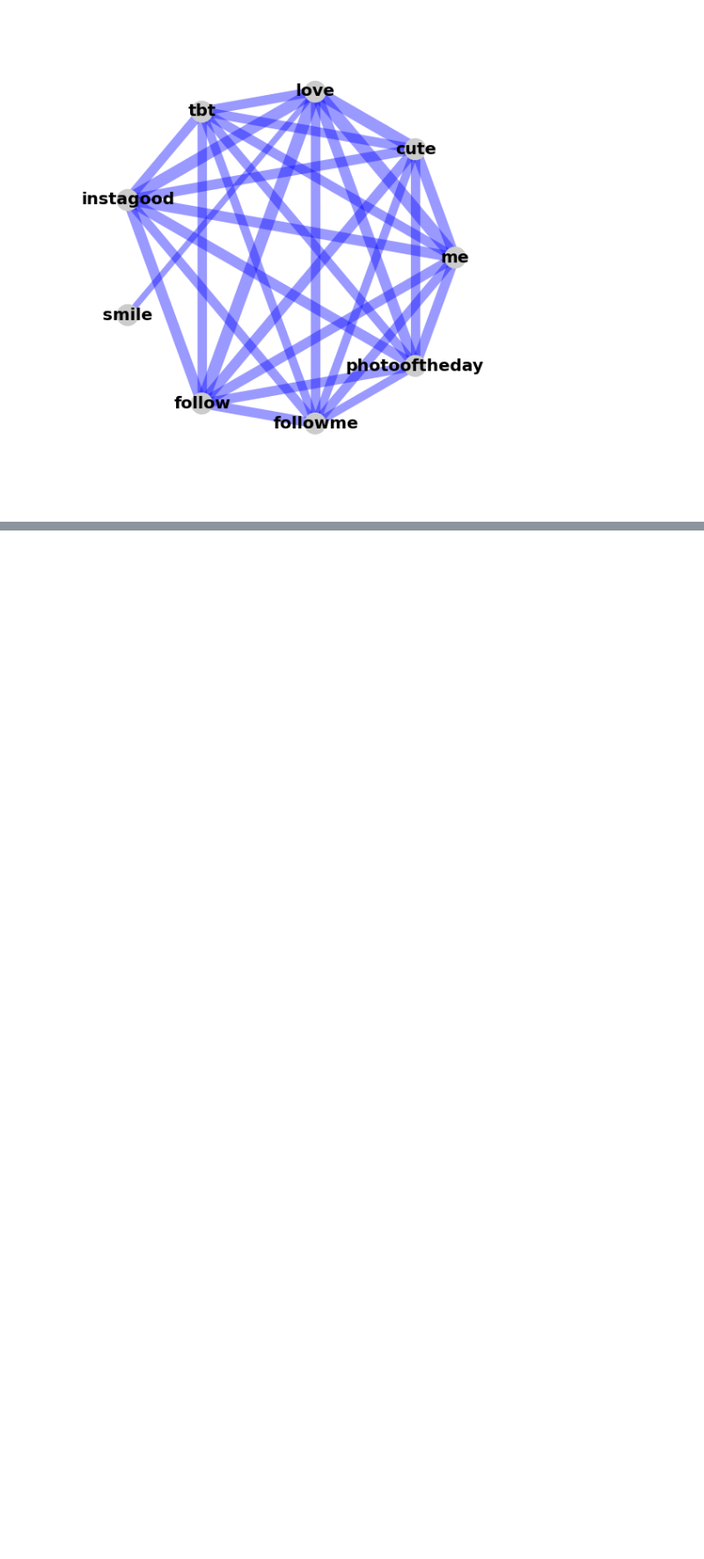
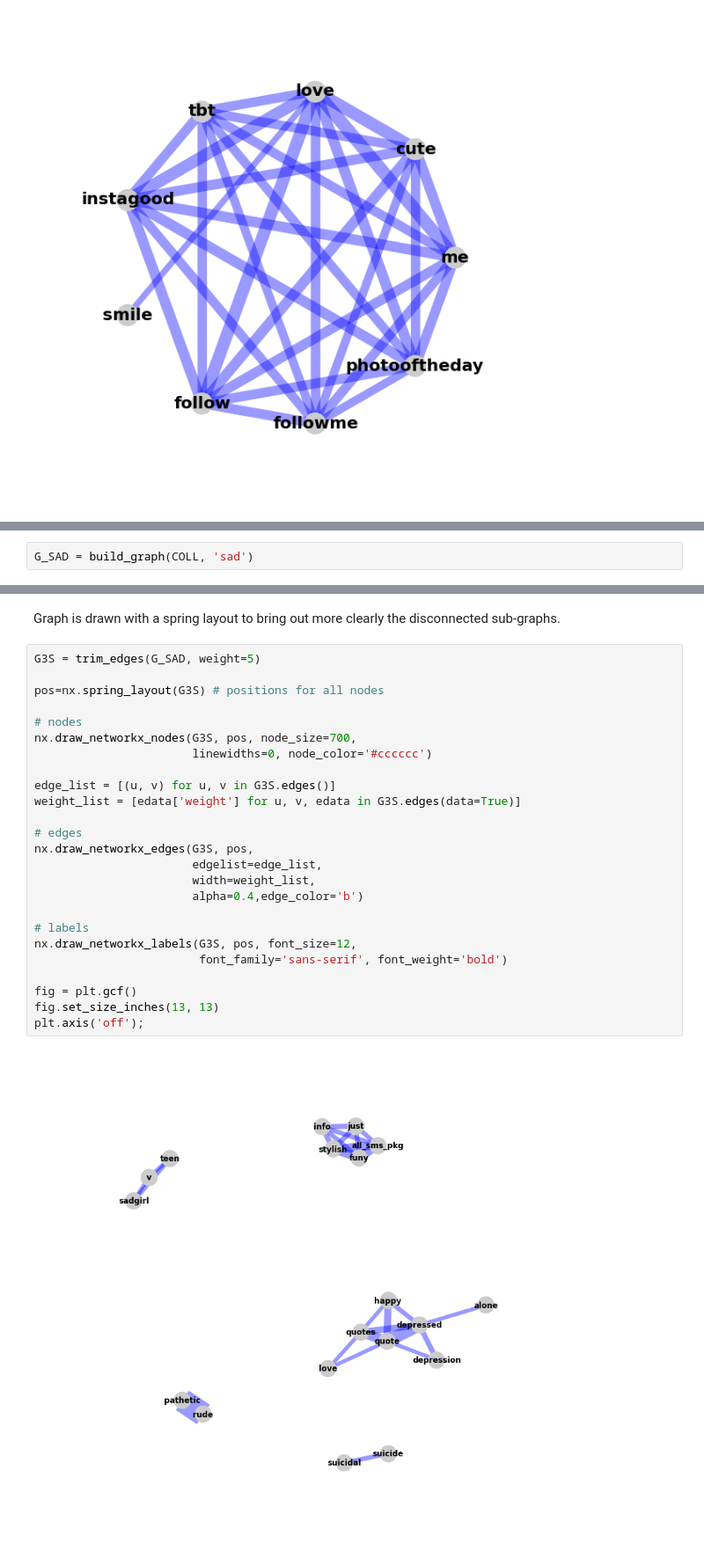
Before and after one commit to ggData/tweetharvest, a Jupyter notebook: example.ipynb, the cells around one changed output, grey strips where cells are left out. Shown at 88% size. Cells and saved outputs as stored; diff of their text form; blank space fills up the shorter version.

Commit message:
Add second graph to example notebook

```diff
--- a/example.ipynb
+++ b/example.ipynb
@@ -317,0 +317,2 @@ plt.axis('off');
+# %%
+G_SAD = build_graph(COLL, 'sad')
@@ -317,0 +345,29 @@ plt.axis('off');
+# %% [markdown]
+Graph is drawn with a spring layout to bring out more clearly the disconnected sub-graphs.
+# %%
+G3S = trim_edges(G_SAD, weight=5)
+
+pos=nx.spring_layout(G3S) # positions for all nodes
+
+# nodes
+nx.draw_networkx_nodes(G3S, pos, node_size=700,
+                       linewidths=0, node_color='#cccccc')
+
+edge_list = [(u, v) for u, v in G3S.edges()]
+weight_list = [edata['weight'] for u, v, edata in G3S.edges(data=True)]
+
+# edges
+nx.draw_networkx_edges(G3S, pos,
+                       edgelist=edge_list,
+                       width=weight_list,
+                       alpha=0.4,edge_color='b')
+
+# labels
+nx.draw_networkx_labels(G3S, pos, font_size=12,
+                        font_family='sans-serif', font_weight='bold')
+
+fig = plt.gcf()
+fig.set_size_inches(13, 13)
+plt.axis('off');
+# %% [output]
+[figure, added]
```
Also changed, not shown: parts of 6 cells of this notebook.
